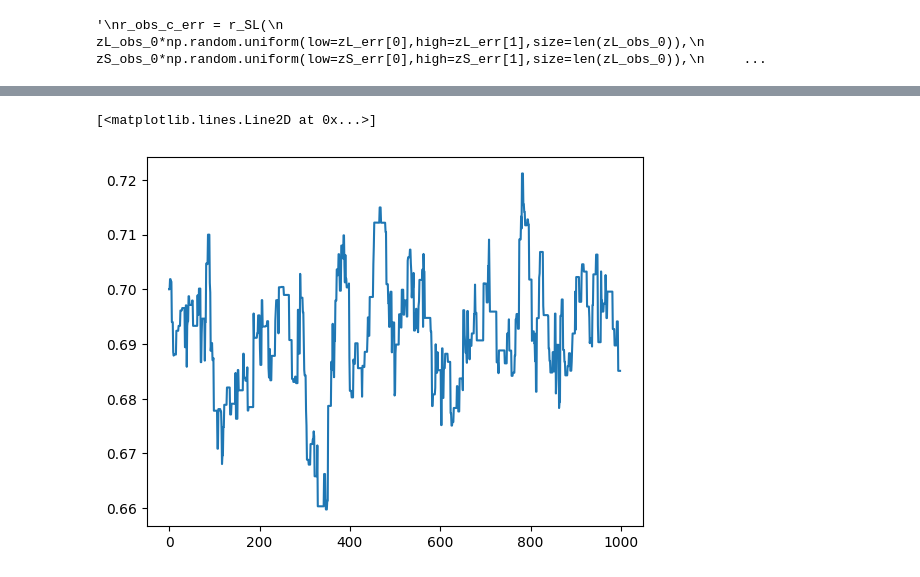
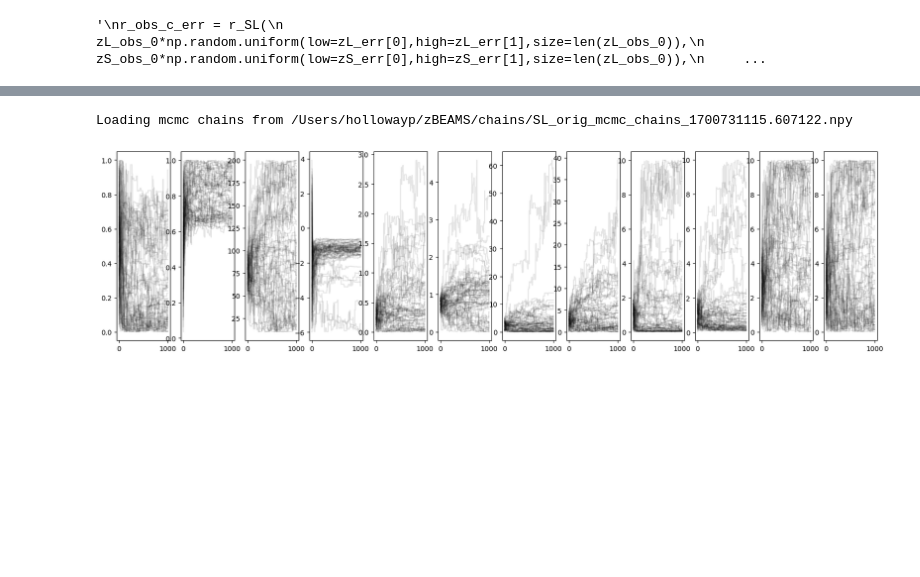
Before and after one commit to P-1884/COSMIC-BEAMS, a Jupyter notebook: spectroscopic.ipynb, the cells around one changed output, grey strips where cells are left out. Drawn from its saved outputs; the diff is of its cells as text; code cells hidden in the pictures; blank space fills up the shorter version.

```diff
--- a/spectroscopic.ipynb
+++ b/spectroscopic.ipynb
@@ -213,10 +429,19 @@ import arviz as az
 #az.style.use("arviz-plasmish")
 az.style.use('arviz-doc')
 #az.style.available
-# %%
-import matplotlib.pyplot as pl
-pl.plot(mcmc_chains_SL_orig['Ode'])
-# %% [output]
-[<matplotlib.lines.Line2D at 0x...>]
-[figure, removed]
+# %%
+latest_chain = np.max([float(elem.split('mcmc_chains_')[1].replace('.npy','')) for elem in glob.glob(f'/Users/hollowayp/zBEAMS/chains/SL_orig_mcmc_chains*.npy')])
+latest_chain_filename = f'/Users/hollowayp/zBEAMS/chains/SL_orig_mcmc_chains_{latest_chain}.npy'
+chains = np.load(latest_chain_filename) #[Walker,Step_Number,Parameter]
+print(f'Loading mcmc chains from {latest_chain_filename}')
+# %% [output]
+Loading mcmc chains from /Users/hollowayp/zBEAMS/chains/SL_orig_mcmc_chains_1700731115.607122.npy
+# %%
+fig,ax = pl.subplots(1,12,figsize=(20,5))
+for p_i in range(12):
+    for i in range(len(chains)):
+        ax[p_i].plot(chains[i,:,p_i],c='k',alpha=0.1)
+pl.show()
+# %% [output]
+[figure, added]
 # %%
```
Also changed, not shown: parts of 10 cells of this notebook, 3 other files.
